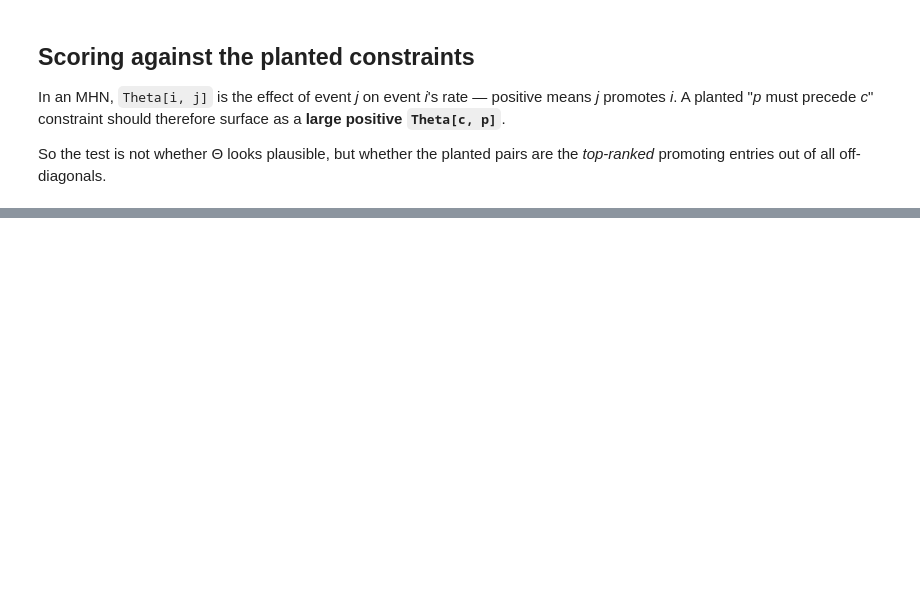
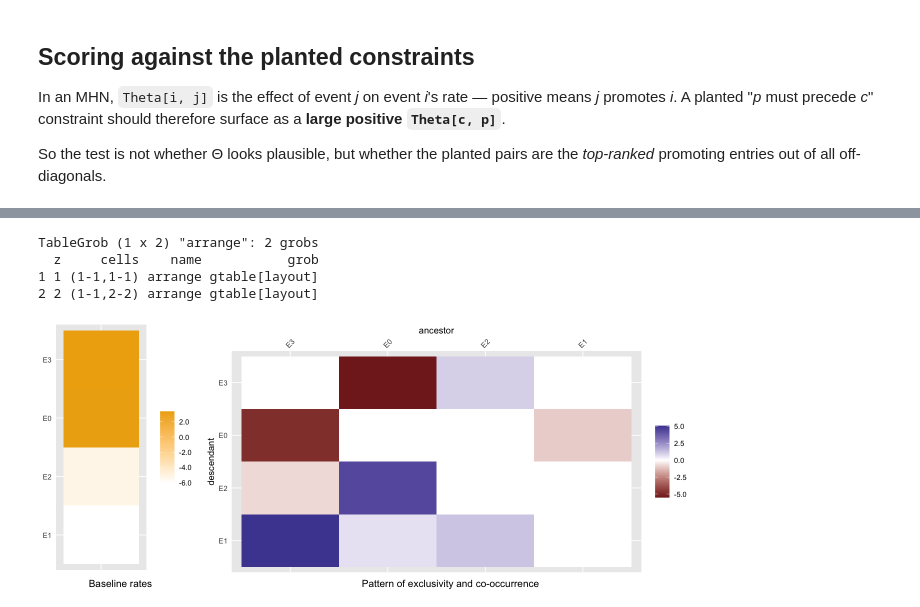
Before and after one commit to pedrofale/iscc, a Jupyter notebook: notebooks/tool_treemhn_R.ipynb, the cells around one changed output, grey strips where cells are left out. Cells and saved outputs as stored; diff of their text form; code cells hidden in the pictures; blank space fills up the shorter version.

```diff
--- a/notebooks/tool_treemhn_R.ipynb
+++ b/notebooks/tool_treemhn_R.ipynb
@@ -131,0 +139,12 @@ strongest off-diagonals overall:
+# %%
+suppressMessages(library(ggplot2))
+options(repr.plot.width = 11, repr.plot.height = 4.5)
+
+mut_names <- paste0("E", seq_len(n) - 1)
+plot_Theta(Theta, mutations = mut_names, full = TRUE)
+# %% [output]
+TableGrob (1 x 2) "arrange": 2 grobs
+  z     cells    name           grob
+1 1 (1-1,1-1) arrange gtable[layout]
+2 2 (1-1,2-2) arrange gtable[layout]
+[figure, added]
```
Also changed, not shown: parts of 10 cells of this notebook, 4 other files.
